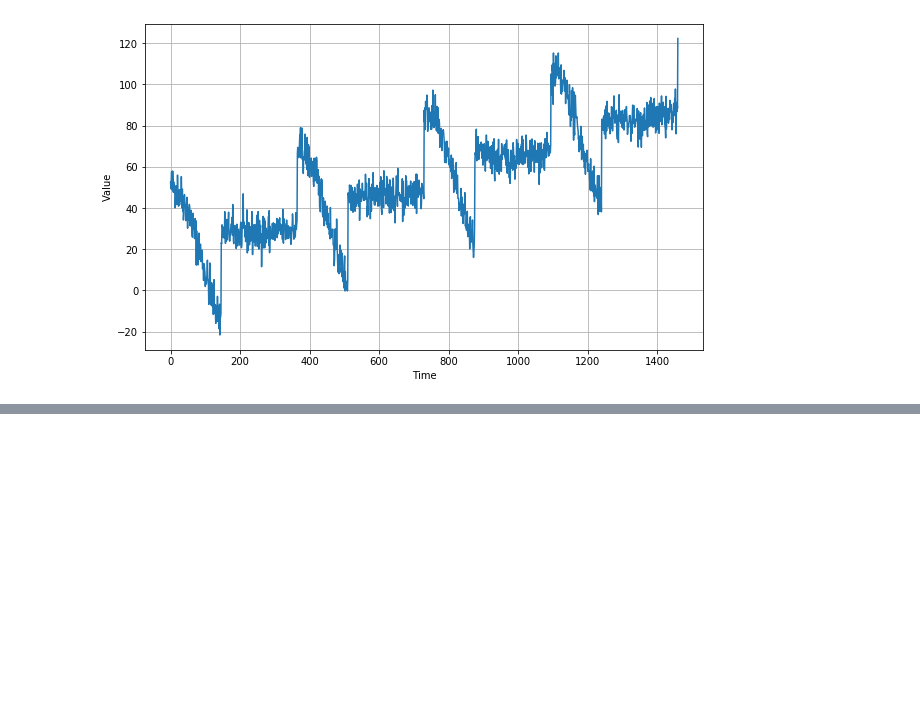
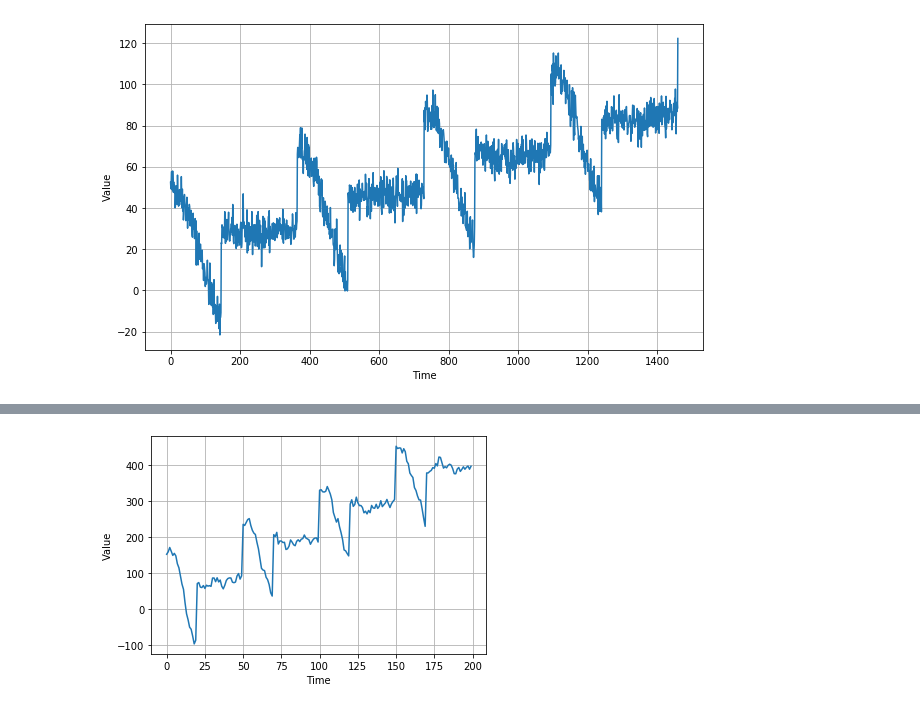
Before and after one commit to ainurafifah00/Coursera_TF, a Jupyter notebook: [Sequences]Week_1_Time_Series_Intro.ipynb, the cells around one changed output, grey strips where cells are left out. Saved outputs shown, nothing was run; the diff lists cells and outputs as text; code cells hidden in the pictures; blank space fills up the shorter version.

```diff
--- a/[Sequences]Week_1_Time_Series_Intro.ipynb
+++ b/[Sequences]Week_1_Time_Series_Intro.ipynb
@@ -115,0 +155,6 @@ plt.show()
+# %%
+series = autocorrelation(time, 10, seed=42) + seasonality(time, period=50, amplitude=150) + trend(time, 2)
+plot_series(time[:200], series[:200])
+plt.show()
+# %% [output]
+[figure, added]
```
Also changed, not shown: parts of 15 cells of this notebook.
